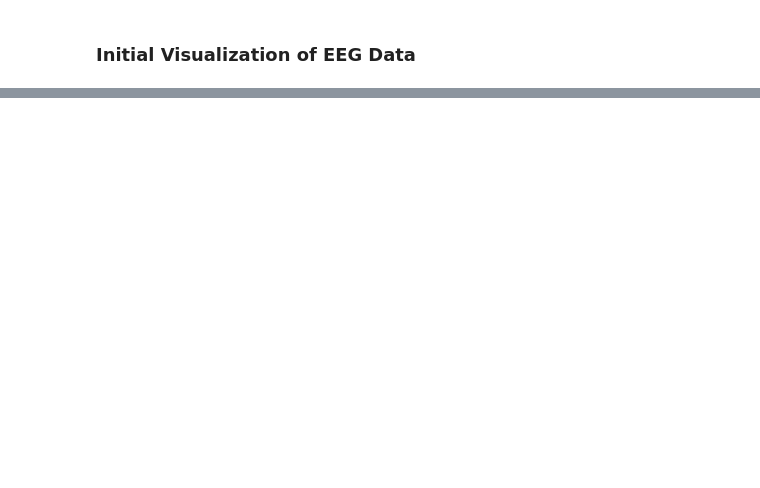
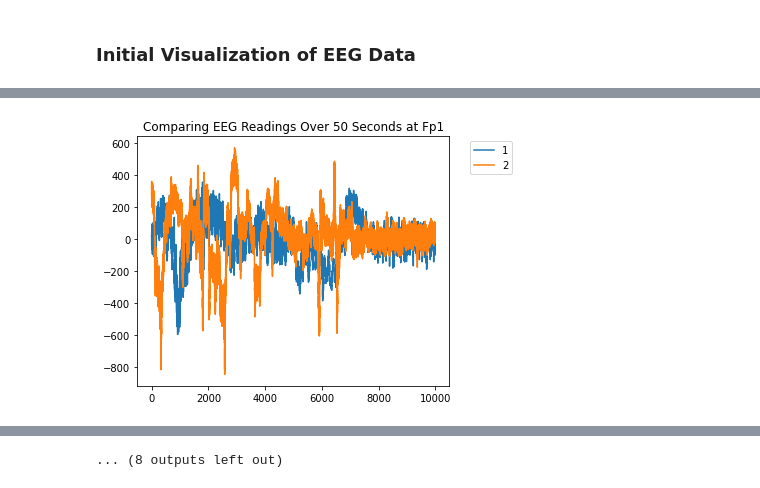
Before and after one commit to ClaytonWhitteberry/DATA4380, a Jupyter notebook: projects/Tabular/Data Cleaning Tabular Dataset.ipynb, the cells around one changed output, grey strips where cells are left out. Saved outputs shown, nothing was run; the diff lists cells and outputs as text; code cells hidden in the pictures; blank space fills up the shorter version.

```diff
--- a/projects/Tabular/Data Cleaning Tabular Dataset.ipynb
+++ b/projects/Tabular/Data Cleaning Tabular Dataset.ipynb
@@ -694,0 +857,5 @@ for col in test_eeg.columns:
+# %%
+for col in test_eeg.columns:
+    time_series_comparison([lrda_sub2, seizure_sub2], col)
+# %% [output]
+[figure, added]
@@ -694,0 +873 @@ for col in test_eeg.columns:
+... (8 outputs left out)
```
Also changed, not shown: parts of 71 cells of this notebook, 1 other file.
